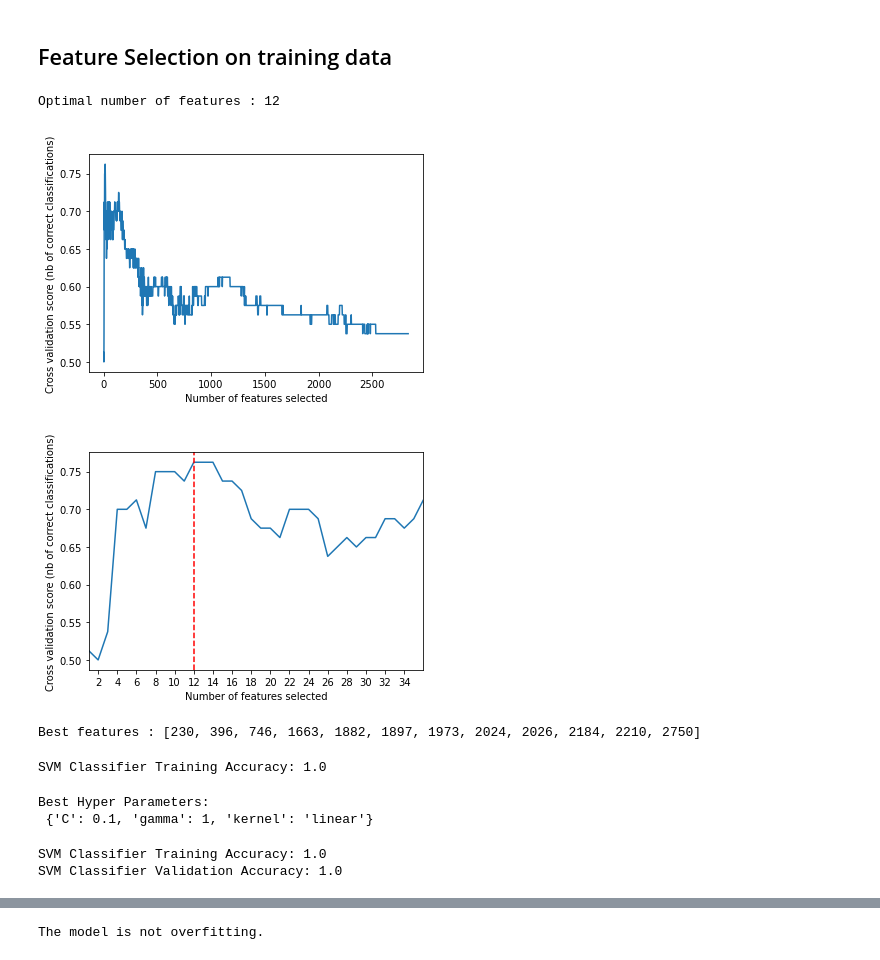
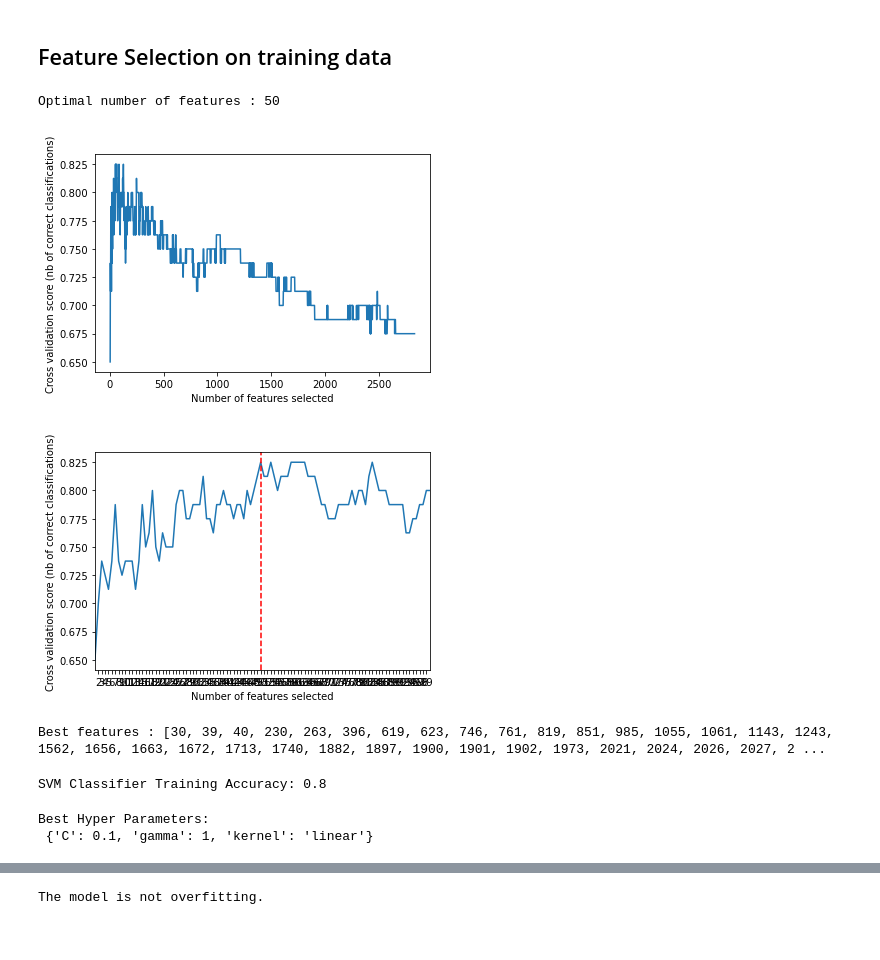
Before and after one commit to nbounatsos/bftm-project, a Jupyter notebook: bstm_svm.ipynb, the cells around one changed output, grey strips where cells are left out. Saved outputs shown, nothing was run; the diff lists cells and outputs as text; code cells hidden in the pictures.

```diff
--- a/bstm_svm.ipynb
+++ b/bstm_svm.ipynb
@@ -26,11 +27,11 @@ X_train, X_test, y_train, y_test = train_test_split(X, y, test_size=0.2, random_
 # %%
 # Create the RFE object and compute a cross-validated score.
 svc = SVC(kernel='linear')
-rfecv = RFECV(estimator=svc, step=1, cv=StratifiedKFold(2), scoring='accuracy')
+rfecv = RFECV(estimator=svc, step=1, cv=StratifiedKFold(10), scoring='accuracy')
 rfecv.fit(X_train, y_train.values.ravel())
 print("Optimal number of features : %d" % rfecv.n_features_)
 # %% [output]
-Optimal number of features : 12
+Optimal number of features : 50
 # %%
 # Get the cross-validation scores
 cv_scores = rfecv.cv_results_['mean_test_score']
@@ -42,34 +43,37 @@ plt.ylabel("Cross validation score (nb of correct classifications)")
 plt.plot(range(1, len(cv_scores) + 1), cv_scores)
 plt.show()
 # %% [output]
-[figure, old version]
+[figure, new version]
 # %%
 # Zooming in
 plt.figure()
 plt.xlabel("Number of features selected")
 plt.ylabel("Cross validation score (nb of correct classifications)")
 plt.plot(range(1, len(cv_scores) + 1), cv_scores)
-plt.xticks(list(range(2,rfecv.n_features_*3,rfecv.n_features_%10)))
+if rfecv.n_features_%10 == 0:
+    plt.xticks(list(range(2,rfecv.n_features_*2)))
+else:
+    plt.xticks(list(range(2,rfecv.n_features_*3,rfecv.n_features_%10)))
 plt.axvline(x=rfecv.n_features_, linestyle='--', color='red')
-plt.xlim([1, rfecv.n_features_ * 3])
+plt.xlim([1, rfecv.n_features_ * 2])
 plt.show()
 # %% [output]
-[figure, old version]
+[figure, new version]
 # %%
 features = list(X_train.columns[rfecv.support_])
 print('Best features :', features)
 # %% [output]
-Best features : [230, 396, 746, 1663, 1882, 1897, 1973, 2024, 2026, 2184, 2210, 2750]
+Best features : [30, 39, 40, 230, 263, 396, 619, 623, 746, 761, 819, 851, 985, 1055, 1061, 1143, 1243, 1562, 1656, 1663, 1672, 1713, 1740, 1882, 1897, 1900, 1901, 1902, 1973, 2021, 2024, 2026, 2027, 2 ...
 # %%
 X_train, X_test = X_train.filter(features), X_test.filter(features)
 # %%
 #Support Vector Machines
-
-SV = SVC(probability=True, random_state=42)
+SV = SVC(random_state=42)
 SV.fit(X_train, y_train.values.ravel())
-print('SVM Classifier Training Accuracy:', SV.score(X_train, y_train.values.ravel()))
+y_pred = SV.predict(X_test)
+print('SVM Classifier Training Accuracy:', accuracy_score(y_test, y_pred))
 # %% [output]
-SVM Classifier Training Accuracy: 1.0
+SVM Classifier Training Accuracy: 0.8
 # %%
 # Split the data into training and validation sets (80/20 split)
 X_train_split, X_val, y_train_split, y_val = train_test_split(X_train, y_train, test_size=0.20, random_state=42)
@@ -89,10 +92,3 @@ print("Best Hyper Parameters:\n", SV_1.best_params_)
 # %% [output]
 Best Hyper Parameters:
  {'C': 0.1, 'gamma': 1, 'kernel': 'linear'}
-# %%
-# Calculate the training and validation accuracy
-print('SVM Classifier Training Accuracy:', SV_1.score(X_train_split, y_train_split))
-print('SVM Classifier Validation Accuracy:', SV_1.score(X_val, y_val))
-# %% [output]
-SVM Classifier Training Accuracy: 1.0
-SVM Classifier Validation Accuracy: 1.0
```
Also changed, not shown: parts of 5 cells of this notebook, 1 other file.
